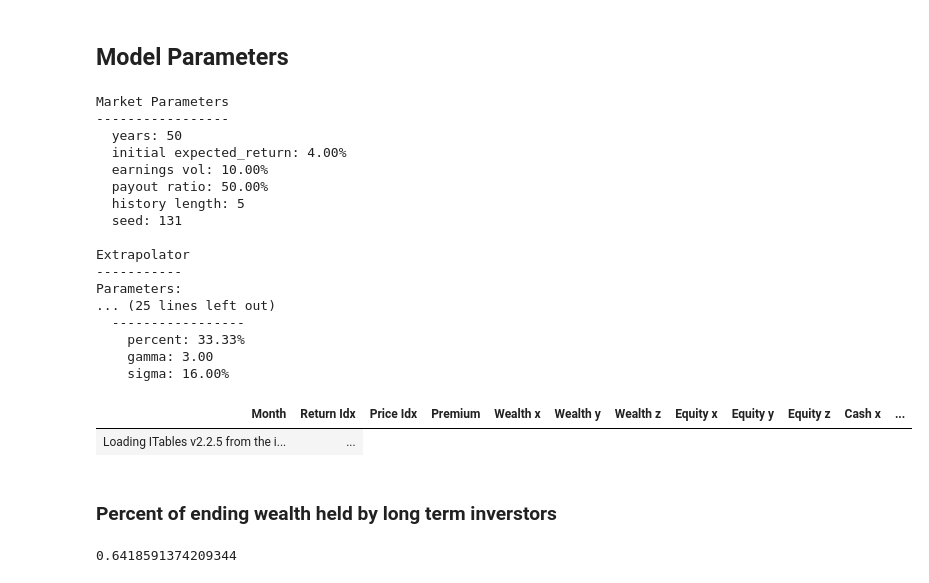
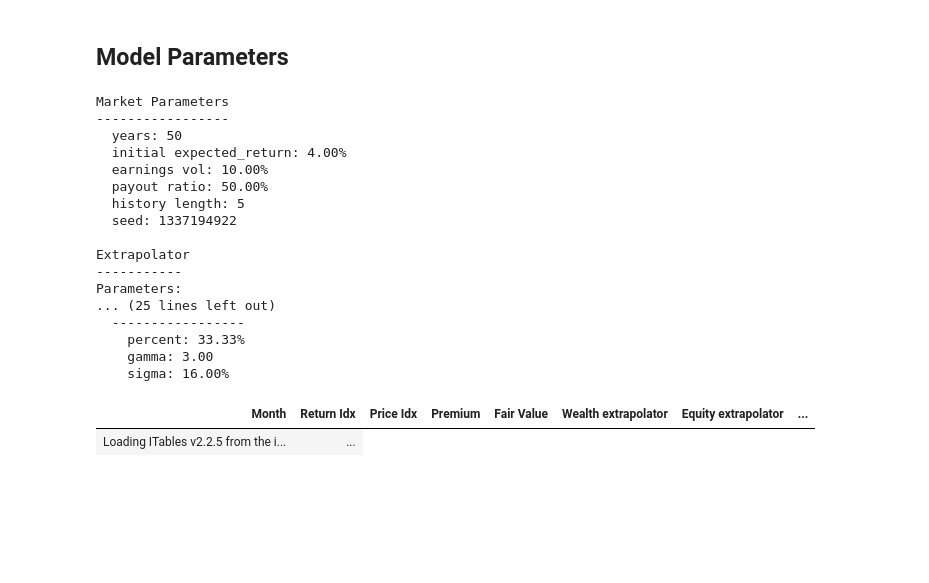
Before and after one commit to jeffreyrosenbluth/bubbles, a Jupyter notebook: bubbles.ipynb, the cells around one changed output. Cells and saved outputs as stored; diff of their text form; code cells hidden in the pictures; blank space fills up the shorter version.

```diff
--- a/bubbles.ipynb
+++ b/bubbles.ipynb
@@ -24,11 +23,11 @@ ThemeRegistry.enable('carbong100')
 # %% [markdown]
 ## Model Parameters
 # %%
-mp = Market(seed=131) #1337194922
+mp = Market() #seed = 0 for dz fixed
 
-extrapolator = Extrapolator.new()
-long_term_investor = LongTermInvestor.new()
-rebalancer = Rebalancer_60_40.new()
+extrapolator = Extrapolator.new(percent=1/3)
+long_term_investor = LongTermInvestor.new(percent=1/3)
+rebalancer = Rebalancer_60_40.new(percent=1/3)
 investors = [extrapolator, long_term_investor, rebalancer]
 
 print(mp)
@@ -43,7 +42,7 @@ Market Parameters
   earnings vol: 10.00%
   payout ratio: 50.00%
   history length: 5
-  seed: 131
+  seed: 1337194922
 
 Extrapolator
 -----------
@@ -56,21 +55,13 @@ Parameters:
 # %%
 df = data_table(mp, investors)
 df = df.select([
     pl.col('^.*$').cast(pl.Float64).round(6)
 ])
-show(df[:], maxBytes=0)
-# show(df[655:], maxBytes=0)
+# show(df[:], maxBytes=0)
+show(df[655:], maxBytes=0)
 # %% [output]
-| Month | Return Idx | Price Idx | Premium | Wealth x | Wealth y | Wealth z | Equity x | Equity y | Equity z | Cash x | ... |
+| Month | Return Idx | Price Idx | Premium | Fair Value | Wealth extrapolator | Equity extrapolator | ... |
 | Loading ITables v2.2.5 from the i... | ... |
-# %% [markdown]
-### Percent of ending wealth held by long term inverstors
-# %%
-wealth_y = df.get_column("Wealth y")[-1]
-wealth_x = df.get_column("Wealth x")[-1]
-wealth_y / (wealth_y +  wealth_x)
-# %% [output]
-0.6418591374209344
 # %%
 chart_data = df.select([
     'Month',
```
Also changed, not shown: parts of 1 cell of this notebook, 5 other files.
